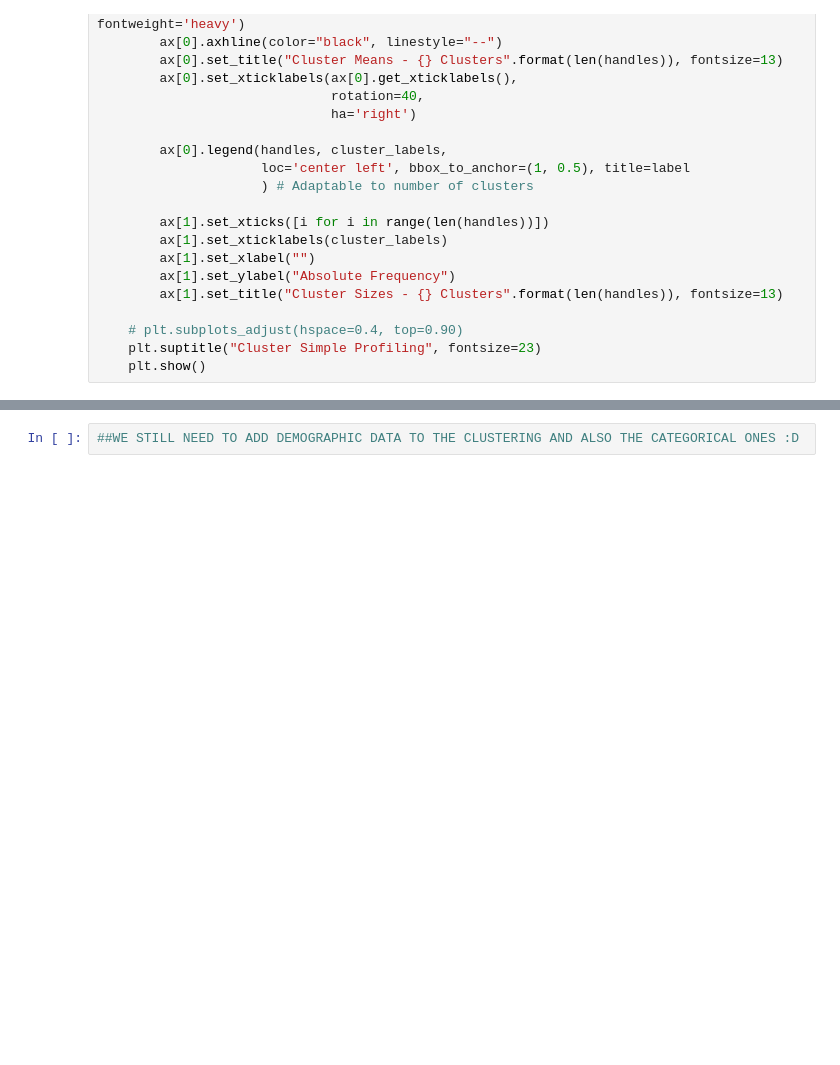
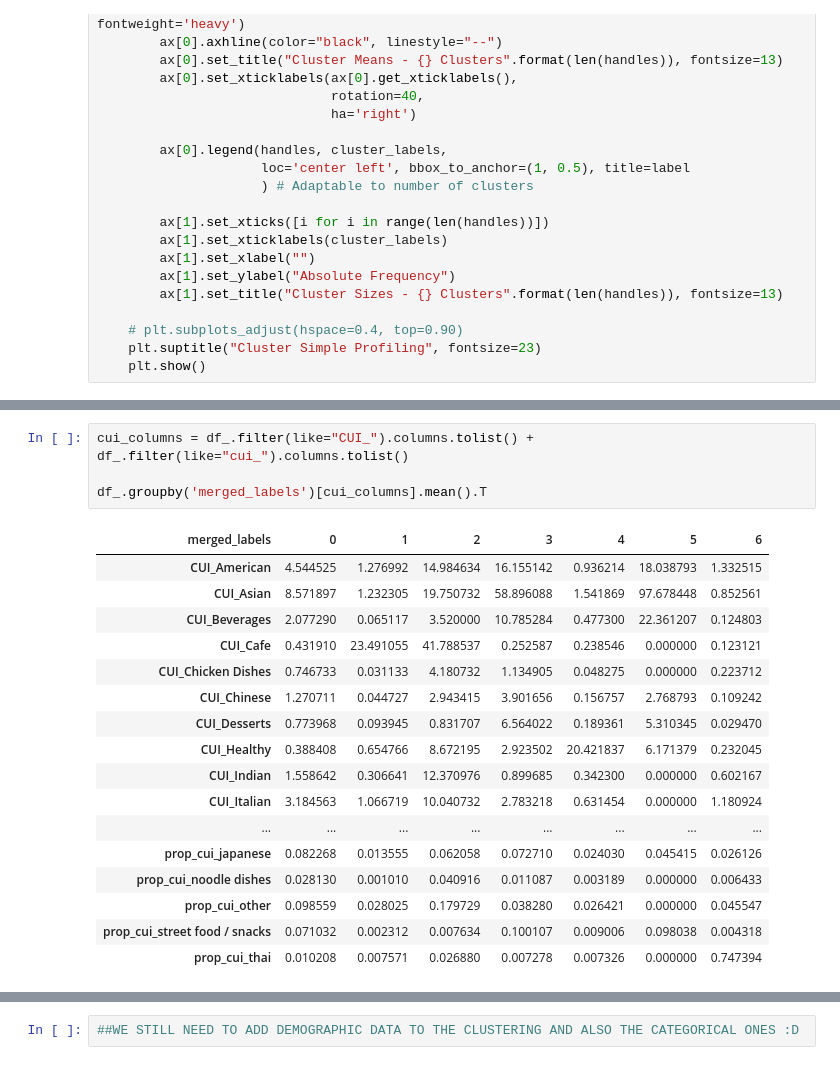
Before and after one commit to SvenGoerdes/CustomerSegmentationDataMining, a Jupyter notebook: deliverables/DM2425_Part2_10_04.ipynb, the cells around one changed output, grey strips where cells are left out. Cells and saved outputs as stored; diff of their text form; blank space fills up the shorter version.

```diff
--- a/deliverables/DM2425_Part2_10_04.ipynb
+++ b/deliverables/DM2425_Part2_10_04.ipynb
@@ -733,0 +811,22 @@ cluster_profiles(
+# %%
+cui_columns = df_.filter(like="CUI_").columns.tolist() + df_.filter(like="cui_").columns.tolist()
+
+df_.groupby('merged_labels')[cui_columns].mean().T
+# %% [output]
+| merged_labels | 0 | 1 | 2 | 3 | 4 | 5 | 6 |
+| CUI_American | 4.544525 | 1.276992 | 14.984634 | 16.155142 | 0.936214 | 18.038793 | 1.332515 |
+| CUI_Asian | 8.571897 | 1.232305 | 19.750732 | 58.896088 | 1.541869 | 97.678448 | 0.852561 |
+| CUI_Beverages | 2.077290 | 0.065117 | 3.520000 | 10.785284 | 0.477300 | 22.361207 | 0.124803 |
+| CUI_Cafe | 0.431910 | 23.491055 | 41.788537 | 0.252587 | 0.238546 | 0.000000 | 0.123121 |
+| CUI_Chicken Dishes | 0.746733 | 0.031133 | 4.180732 | 1.134905 | 0.048275 | 0.000000 | 0.223712 |
+| CUI_Chinese | 1.270711 | 0.044727 | 2.943415 | 3.901656 | 0.156757 | 2.768793 | 0.109242 |
+| CUI_Desserts | 0.773968 | 0.093945 | 0.831707 | 6.564022 | 0.189361 | 5.310345 | 0.029470 |
+| CUI_Healthy | 0.388408 | 0.654766 | 8.672195 | 2.923502 | 20.421837 | 6.171379 | 0.232045 |
+| CUI_Indian | 1.558642 | 0.306641 | 12.370976 | 0.899685 | 0.342300 | 0.000000 | 0.602167 |
+| CUI_Italian | 3.184563 | 1.066719 | 10.040732 | 2.783218 | 0.631454 | 0.000000 | 1.180924 |
+| ... | ... | ... | ... | ... | ... | ... | ... |
+| prop_cui_japanese | 0.082268 | 0.013555 | 0.062058 | 0.072710 | 0.024030 | 0.045415 | 0.026126 |
+| prop_cui_noodle dishes | 0.028130 | 0.001010 | 0.040916 | 0.011087 | 0.003189 | 0.000000 | 0.006433 |
+| prop_cui_other | 0.098559 | 0.028025 | 0.179729 | 0.038280 | 0.026421 | 0.000000 | 0.045547 |
+| prop_cui_street food / snacks | 0.071032 | 0.002312 | 0.007634 | 0.100107 | 0.009006 | 0.098038 | 0.004318 |
+| prop_cui_thai | 0.010208 | 0.007571 | 0.026880 | 0.007278 | 0.007326 | 0.000000 | 0.747394 |
```
Also changed, not shown: parts of 24 cells of this notebook, 4 other files.
